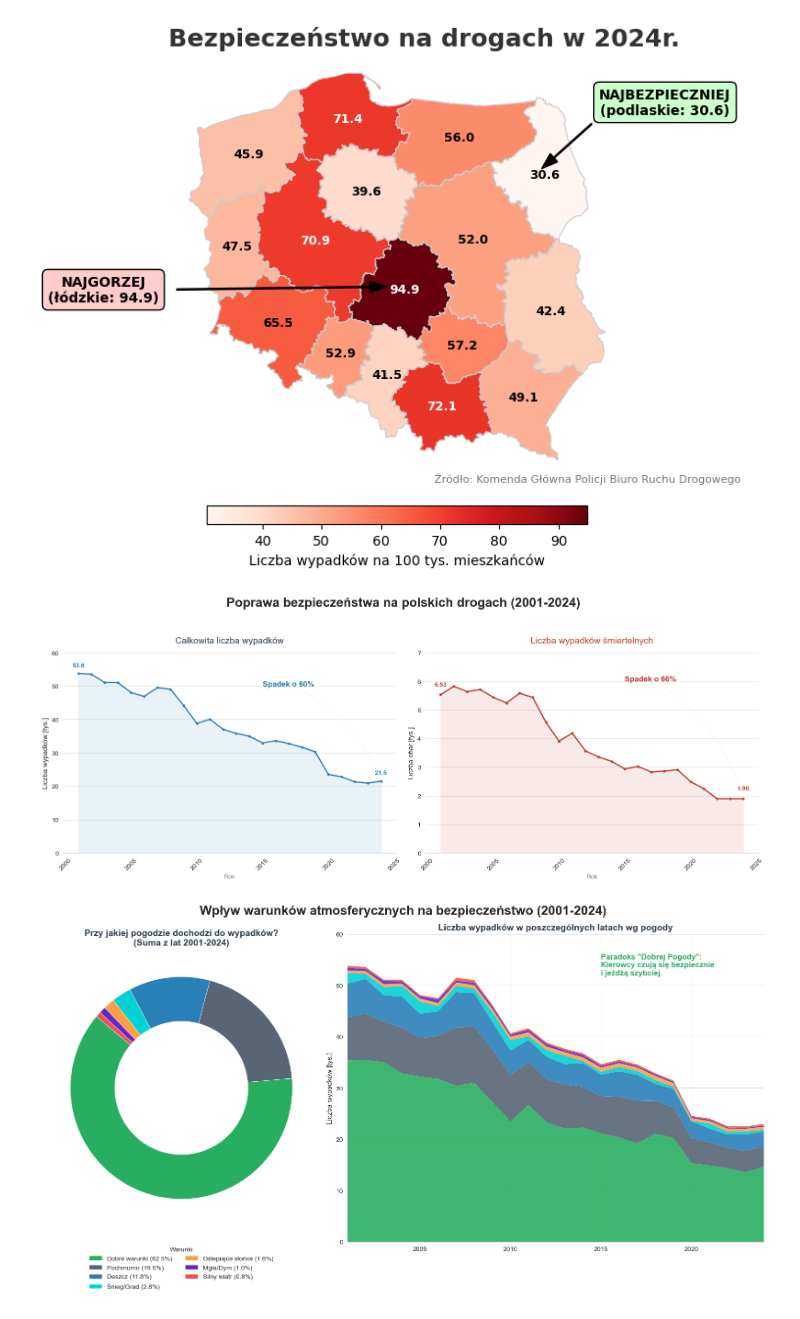
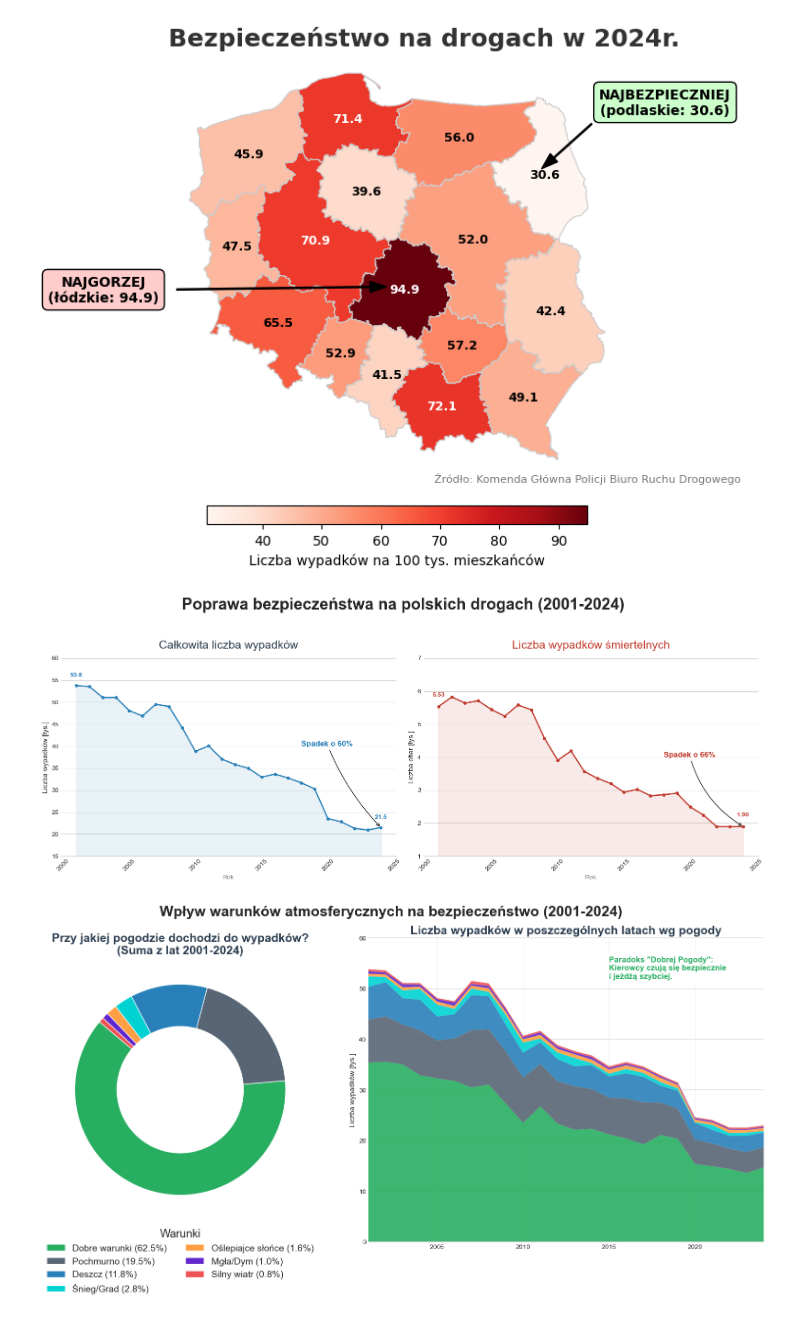
Before and after one commit to JankData/car-accidents-visualizations, a Jupyter notebook: notebooks/ProjektWizualizacja.ipynb, the cells around one changed output. Cells and saved outputs as stored; diff of their text form; code cells hidden in the pictures.

Commit message:
Add files via upload
Wykresy liniowe nie zaczynają się od zera, pare zmian w wielkości czcionek, powiększone, naprawiona legenda w pie plot.

```diff
--- a/notebooks/ProjektWizualizacja.ipynb
+++ b/notebooks/ProjektWizualizacja.ipynb
@@ -110,15 +110,15 @@ plt.style.use('seaborn-v0_8-whitegrid')
 plt.rcParams['font.family'] = 'sans-serif'
 
 fig, axs = plt.subplots(1, 2, figsize=(16, 6))
-fig.suptitle('Poprawa bezpieczeństwa na polskich drogach (2001-2024)', fontsize=20, fontweight='bold', y=1.05)
+fig.suptitle('Poprawa bezpieczeństwa na polskich drogach (2001-2024)', fontsize=25, fontweight='bold', y=1.05)
 
 
 ax1 = axs[0]
 ax1.plot(rok, y1, color='#2980b9', linewidth=2, marker='o', markersize=4)
 ax1.fill_between(rok, y1, color='#2980b9', alpha=0.1)
 
-ax1.set_title('Całkowita liczba wypadków', fontsize=14, color='#2c3e50', pad=15)
-ax1.set_ylim(0, 60)
+ax1.set_title('Całkowita liczba wypadków', fontsize=18, color='#2c3e50', pad=15)
+ax1.set_ylim(15, 60)
 ax1.set_ylabel('Liczba wypadków [tys.]', fontsize=11)
 ax1.grid(axis='x', alpha=0)
 
@@ -130,8 +130,8 @@ ax1.text(2024, y1[-1] + 2, f'{y1[-1]:.1f}', ha='center', color='#2980b9', fontwe
 spadek_proc1 = ((l_wypadkow[0] - l_wypadkow[-1]) / l_wypadkow[0]) * 100
 ax1.annotate(f'Spadek o {spadek_proc1:.0f}%',
              xy=(2024, y1[-1]),
-             xytext=(2015, 50),
-             arrowprops=dict(facecolor='black', arrowstyle='->', connectionstyle="arc3,rad=-0.2"),
+             xytext=(2018, 40),
+             arrowprops=dict(facecolor='black', arrowstyle='->', connectionstyle="arc3,rad=+0.1"),
              fontsize=12, fontweight='bold', color='#2980b9')
 
 
@@ -140,8 +140,8 @@ ax2 = axs[1]
 ax2.plot(rok, y2, color='#c0392b', linewidth=2, marker='o', markersize=4)
 ax2.fill_between(rok, y2, color='#c0392b', alpha=0.1)
 
-ax2.set_title('Liczba wypadków śmiertelnych', fontsize=14, color='#c0392b', pad=15)
-ax2.set_ylim(0, 7)
+ax2.set_title('Liczba wypadków śmiertelnych', fontsize=18, color='#c0392b', pad=15)
+ax2.set_ylim(1, 7)
 ax2.set_ylabel('Liczba ofiar [tys.]', fontsize=11)
 ax2.grid(axis='x', alpha=0)
 
@@ -149,8 +149,8 @@ ax2.grid(axis='x', alpha=0)
 spadek_proc2 = ((l_wypadkow_smiertelnych[0] - l_wypadkow_smiertelnych[-1]) / l_wypadkow_smiertelnych[0]) * 100
 ax2.annotate(f'Spadek o {spadek_proc2:.0f}%',
              xy=(2024, y2[-1]),
-             xytext=(2015, 6),
-             arrowprops=dict(facecolor='black', arrowstyle='->', connectionstyle="arc3,rad=-0.2"),
+             xytext=(2018, 4),
+             arrowprops=dict(facecolor='black', arrowstyle='->', connectionstyle="arc3,rad=+0.2"),
              fontsize=12, fontweight='bold', color='#c0392b')
 
 
@@ -167,7 +167,7 @@ for ax in axs:
 plt.tight_layout()
 plt.show()
 # %% [output]
-[figure, old version]
+[figure, new version]
 # %%
 import matplotlib.pyplot as plt
 import pandas as pd
@@ -223,8 +223,9 @@ wedges, texts = ax1.pie(
     wedgeprops=dict(width=0.4, edgecolor='white')
 )
 
-ax1.set_title('Przy jakiej pogodzie dochodzi do wypadków?\n(Suma z lat 2001-2024)', fontsize=14, fontweight='bold', color='#2c3e50')
-ax1.legend(wedges, etykiety_z_procentami, title="Warunki", loc="center", bbox_to_anchor=(0.5, -0.15), ncol=2, frameon=False)
+ax1.set_title('Przy jakiej pogodzie dochodzi do wypadków?\n(Suma z lat 2001-2024)', fontsize=18, fontweight='bold', color='#2c3e50')
+ax1.legend(wedges, etykiety_z_procentami, title="Warunki", loc="center", bbox_to_anchor=(0.5, -0.15), ncol=2, frameon=False,
+          fontsize=14,title_fontsize=17)
 
 
 
@@ -233,33 +234,33 @@ ax2 = fig.add_subplot(gs[1])
 
 ax2.stackplot(
     df['Rok'],
     [df[col] / 1000 for col in etykiety_sorted],
     labels=etykiety_sorted,
     colors=kolory_sorted,
     alpha=0.9
 )
 
-ax2.set_title('Liczba wypadków w poszczególnych latach wg pogody', fontsize=14, fontweight='bold', color='#2c3e50')
+ax2.set_title('Liczba wypadków w poszczególnych latach wg pogody', fontsize=18, fontweight='bold', color='#2c3e50')
 ax2.set_xlim(2001, 2024)
 
 
 ax2.set_ylim(0, 60)
 
 
 ax2.set_ylabel('Liczba wypadków [tys.]', fontsize=11)
 
 ax2.grid(axis='x', alpha=0.3)
 
 
 ax2.text(x=2015, y=52,
          s='Paradoks "Dobrej Pogody":\nKierowcy czują się bezpiecznie\ni jeżdżą szybciej.',
          fontsize=12, fontweight='bold', color='#27ae60',
          backgroundcolor='white', ha='left')
 
 sns.despine(ax=ax2, left=True)
 
-plt.suptitle('Wpływ warunków atmosferycznych na bezpieczeństwo (2001-2024)', fontsize=20, fontweight='bold', y=0.98)
+plt.suptitle('Wpływ warunków atmosferycznych na bezpieczeństwo (2001-2024)', fontsize=22, fontweight='bold', y=0.98)
 plt.tight_layout()
 plt.show()
 # %% [output]
-[figure, old version]
+[figure, new version]
```
